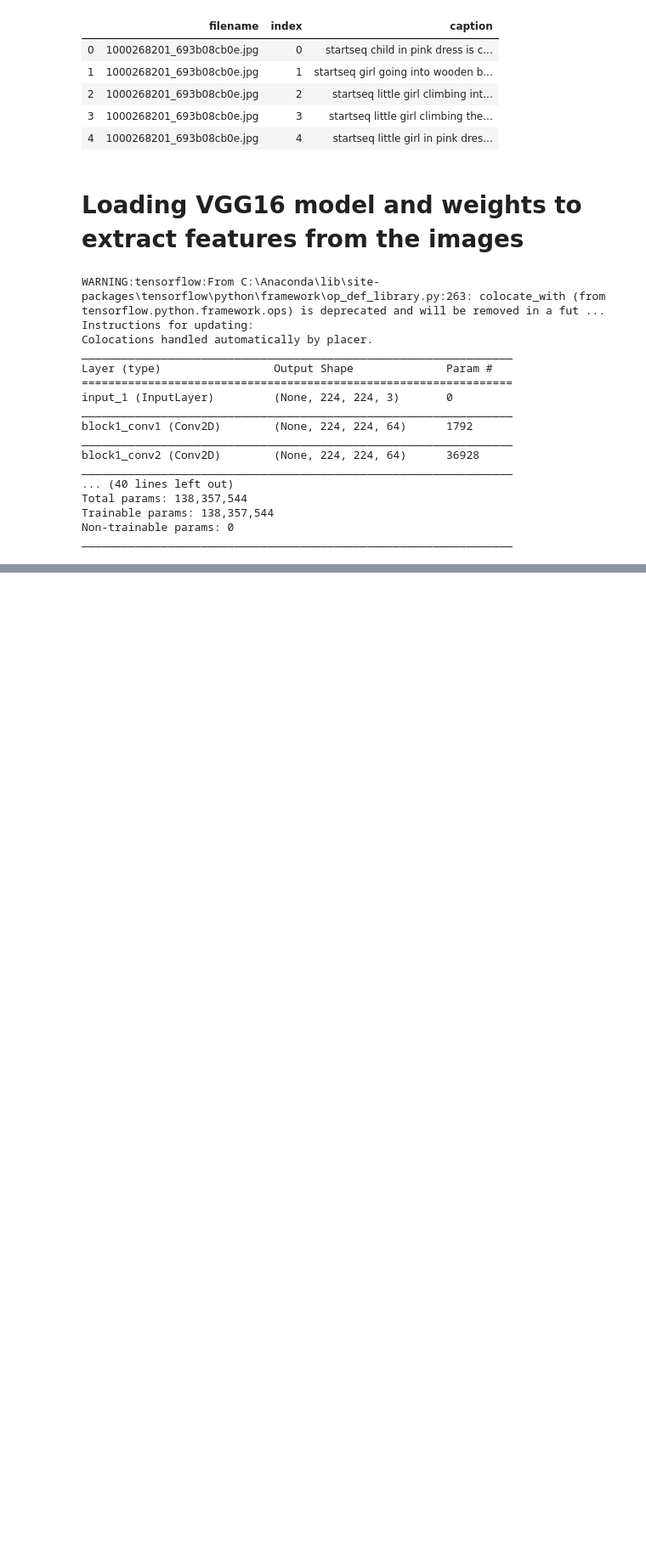
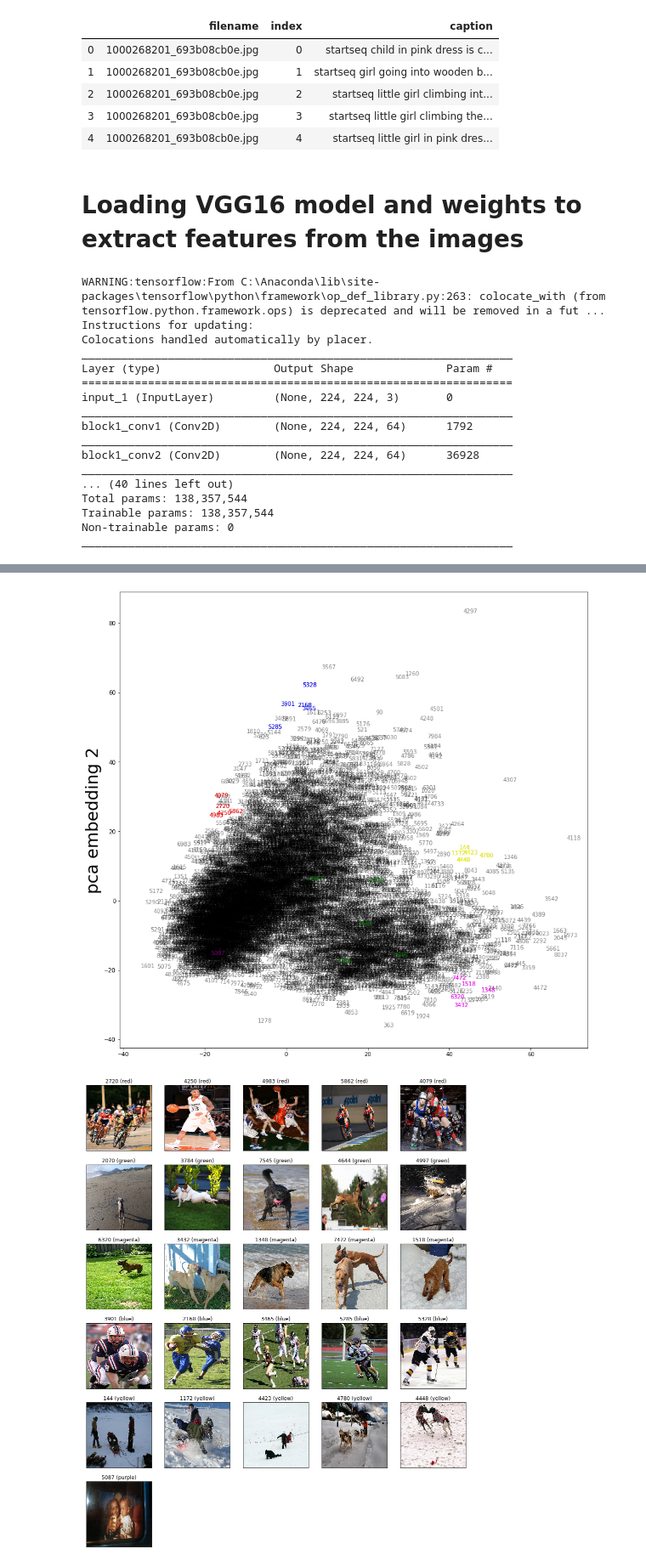
Before and after one commit to vijaykumarrpai/Caption-Generator, a Jupyter notebook: Caption Generating 8k.ipynb, the cells around one changed output, grey strips where cells are left out. Shown at 85% size. Cells and saved outputs as stored; diff of their text form; code cells hidden in the pictures; blank space fills up the shorter version.

Commit message:
extracted features from the images and created UI of the application

```diff
--- a/Caption Generating 8k.ipynb
+++ b/Caption Generating 8k.ipynb
@@ -274,0 +277,5 @@ _________________________________________________________________
+# %%
+from keras import models
+modelvgg.layers.pop()
+modelvgg = models.Model(inputs = modelvgg.inputs, outputs = modelvgg.layers[-1].output)
+modelvgg.summary()
@@ -274,0 +322,44 @@ _________________________________________________________________
+# %%
+from sklearn.decomposition import PCA
+
+encoder = np.array(list(images.values()))
+pca = PCA(n_components = 2)
+y_pca = pca.fit_transform(encoder)
+# %%
+picked_pic = OrderedDict()
+picked_pic["red"] = [2720, 4250, 4983, 5862, 4079]
+picked_pic["green"] = [2070, 3784, 7545, 4644, 4997]
+picked_pic["magenta"] = [6320, 3432, 1348, 7472, 1518]
+picked_pic["blue"] = [3901, 2168, 3465, 5285, 5328]
+picked_pic["yellow"] = [144, 1172, 4423, 4780, 4448]
+picked_pic["purple"] = [5087]
+
+fig, ax = plt.subplots(figsize = (15, 15))
+ax.scatter(y_pca[:,0], y_pca[:,1], c = "white")
+
+for irow in range(y_pca.shape[0]):
+    ax.annotate(irow, y_pca[irow, :], color = "black", alpha = 0.5)
+
+for color, irows in picked_pic.items():
+    for irow in irows:
+        ax.annotate(irow, y_pca[irow,:], color = color)
+ax.set_ylabel("pca embedding 1", fontsize = 30)
+ax.set_ylabel("pca embedding 2", fontsize = 30)
+plt.show()
+
+fig = plt.figure(figsize = (16, 20))
+count = 1
+for color, irows in picked_pic.items():
+    for ivec in irows:
+        name = jpgs[ivec]
+        filename = dir_Flickr_jpg + '/' + name
+        image = load_img(filename, target_size = target_size)
+
+        ax = fig.add_subplot(len(picked_pic), 5, count, xticks = [], yticks = [])
+        count += 1
+        plt.imshow(image)
+        plt.title("{} ({})".format(ivec, color))
+plt.show()
+# %% [output]
+[figure, added]
+[figure, added]
```
Also changed, not shown: parts of 5 cells of this notebook, 5 other files.
